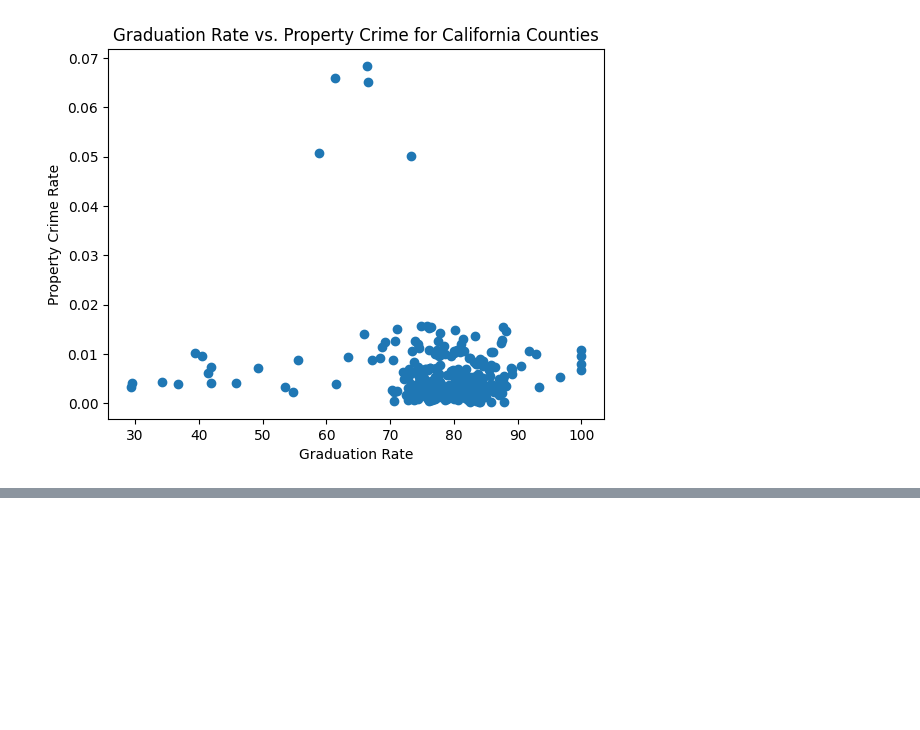
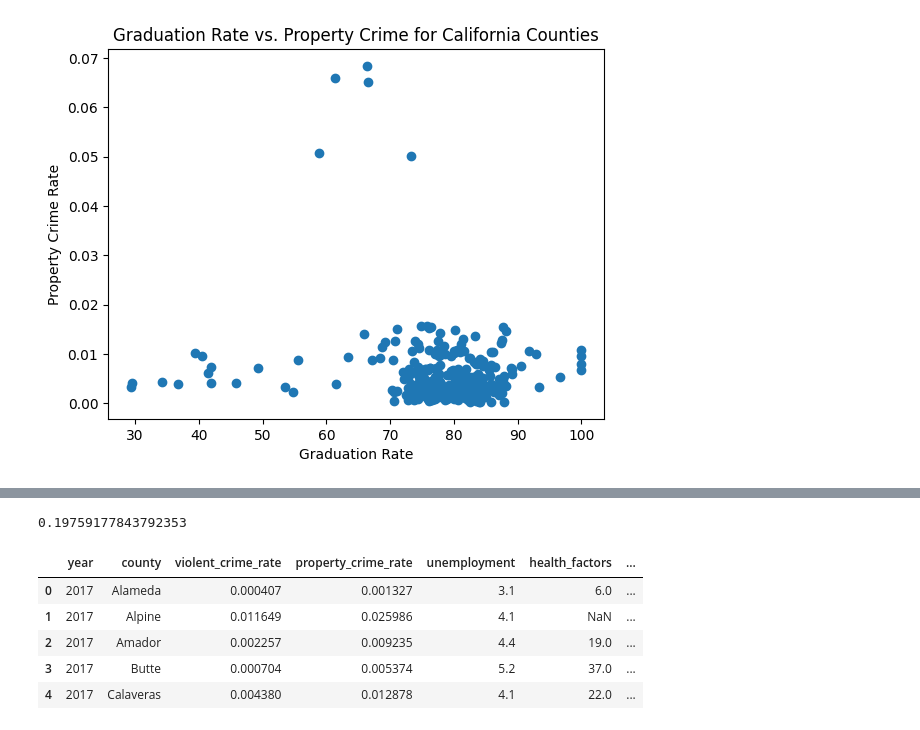
Before and after one commit to stanford-decarceration-collective/stanford-decarceration-collective, a Jupyter notebook: notebooks/crime_correlation/linear_regression_prep.ipynb, the cells around one changed output, grey strips where cells are left out. Saved outputs shown, nothing was run; the diff lists cells and outputs as text; code cells hidden in the pictures; blank space fills up the shorter version.

```diff
--- a/notebooks/crime_correlation/linear_regression_prep.ipynb
+++ b/notebooks/crime_correlation/linear_regression_prep.ipynb
@@ -93,0 +163,13 @@ y = clean_data['violent_crime_rate']
+# %%
+fit.rsquared
+# %% [output]
+0.19759177843792353
+# %%
+clean_data.head()
+# %% [output]
+|  | year | county | violent_crime_rate | property_crime_rate | unemployment | health_factors | ... |
+| 0 | 2017 | Alameda | 0.000407 | 0.001327 | 3.1 | 6.0 | ... |
+| 1 | 2017 | Alpine | 0.011649 | 0.025986 | 4.1 | NaN | ... |
+| 2 | 2017 | Amador | 0.002257 | 0.009235 | 4.4 | 19.0 | ... |
+| 3 | 2017 | Butte | 0.000704 | 0.005374 | 5.2 | 37.0 | ... |
+| 4 | 2017 | Calaveras | 0.004380 | 0.012878 | 4.1 | 22.0 | ... |
```
Also changed, not shown: parts of 8 cells of this notebook.
